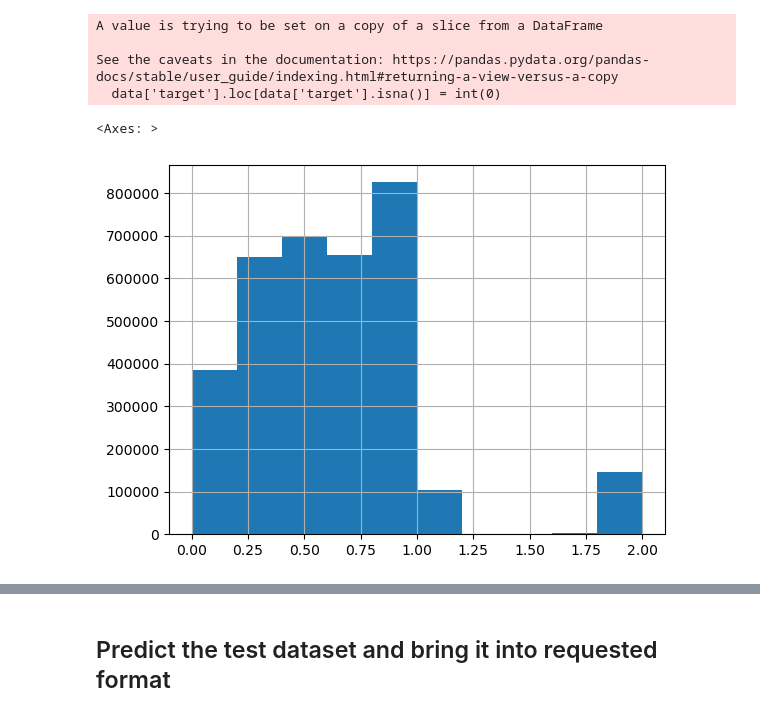
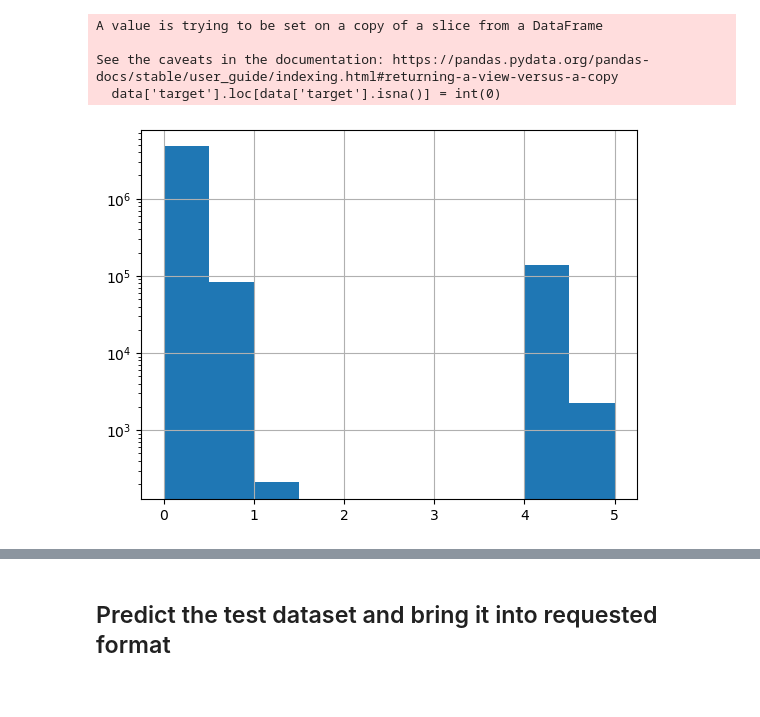
Before and after one commit to PaulHosek/DataMining, a Jupyter notebook: prediction_simple.ipynb, the cells around one changed output, grey strips where cells are left out. Saved outputs shown, nothing was run; the diff lists cells and outputs as text; code cells hidden in the pictures.

Commit message:
adjust the target, split, add scoring function

```diff
--- a/prediction_simple.ipynb
+++ b/prediction_simple.ipynb
@@ -24,26 +27,40 @@ def score_predict(X_test, y_test, pred):
     return score
 # %%
 data = pd.read_csv('data/training_set_VU_DM.csv')
+data.drop('date_time', axis = 1, inplace=True)
 
 # data = pd.read_csv('data/FE_training_set.csv')
 # data.drop('Unnamed: 0', axis=1, inplace=True)
 # %%
-#data['target'] =  data['booking_bool'] + data['click_bool'] + (1 - data['booking_bool']) * (1/data['position'])
-data['target'] = data['booking_bool'] + data['click_bool'] + (1-data['random_bool']) * (1-data['booking_bool']) * (41 - data['position']) / 40
-data['target'].loc[data['target'].isna()] = int(0)
-#data['target'] = data['target'].astype(int)
+# data['target'] = 5* data['booking_bool'] + data['click_bool']
+# data['true_rank'] = data['target']
+
+
+# #data['target'] = data['booking_bool'] + data['click_bool'] + (1-data['random_bool']) * (1-data['booking_bool']) * (41 - data['position']) / 40
+# data['target'].loc[data['target'].isna()] = int(0)
+# #data['target'] = data['target'].astype(int)
-# %% [output]
-A value is trying to be set on a copy of a slice from a DataFrame
-
-See the caveats in the documentation: https://pandas.pydata.org/pandas-docs/stable/user_guide/indexing.html#returning-a-view-versus-a-copy
-  data['target'].loc[data['target'].isna()] = int(0)
+# %%
+# target including average booking
+
+data['true_rank'] = data['click_bool'] + 4* data['booking_bool']
+
+data = data.join(data.groupby('prop_id')['booking_bool'].mean(), on = 'prop_id', rsuffix = '_mean')
+data = data.join(data.groupby('prop_id')['click_bool'].mean(), on = 'prop_id', rsuffix = '_mean')
+
+data['target'] =  (5* data['booking_bool'] + 1* data['booking_bool_mean'] + 1 * data['click_bool'] + 0.2* data['click_bool_mean']) * (5/7.2)
+
+data['target'].loc[data['target'].isna()] = int(0)
+# %% [output]
+A value is trying to be set on a copy of a slice from a DataFrame
+
+See the caveats in the documentation: https://pandas.pydata.org/pandas-docs/stable/user_guide/indexing.html#returning-a-view-versus-a-copy
+  data['target'].loc[data['target'].isna()] = int(0)
 # %%
 # data['target'] = 1* data['booking_bool'] + data['click_bool']
 # data['target'].loc[data['target'].isna()] = int(0)
 # data['target'] = data['target'].astype(int)
 # %%
 data['target'].hist()
-#plt.yscale('log')
+plt.yscale('log')
 # %% [output]
-<Axes: >
-[figure, old version]
+[figure, new version]
```
Also changed, not shown: parts of 23 cells of this notebook, 9 other files.
